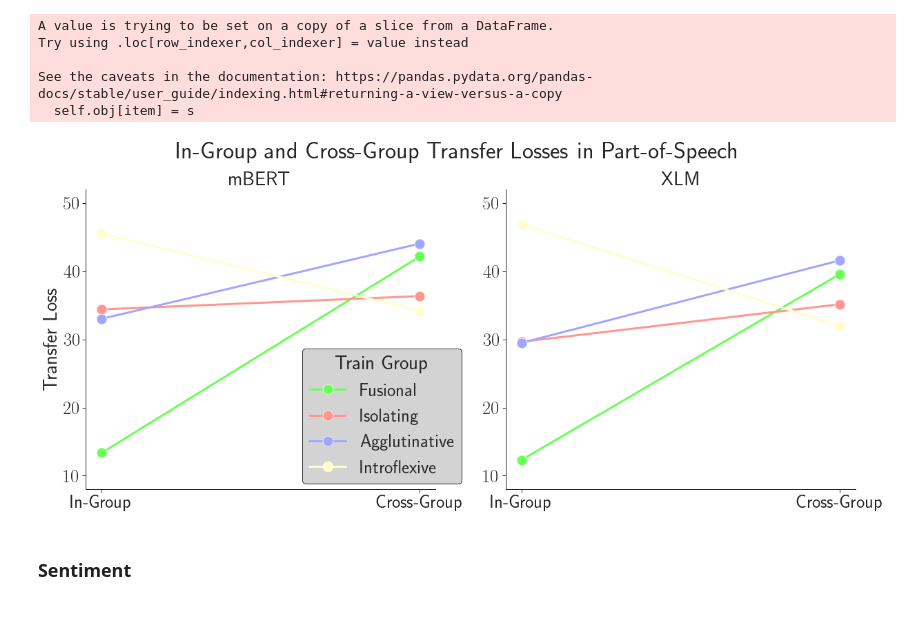
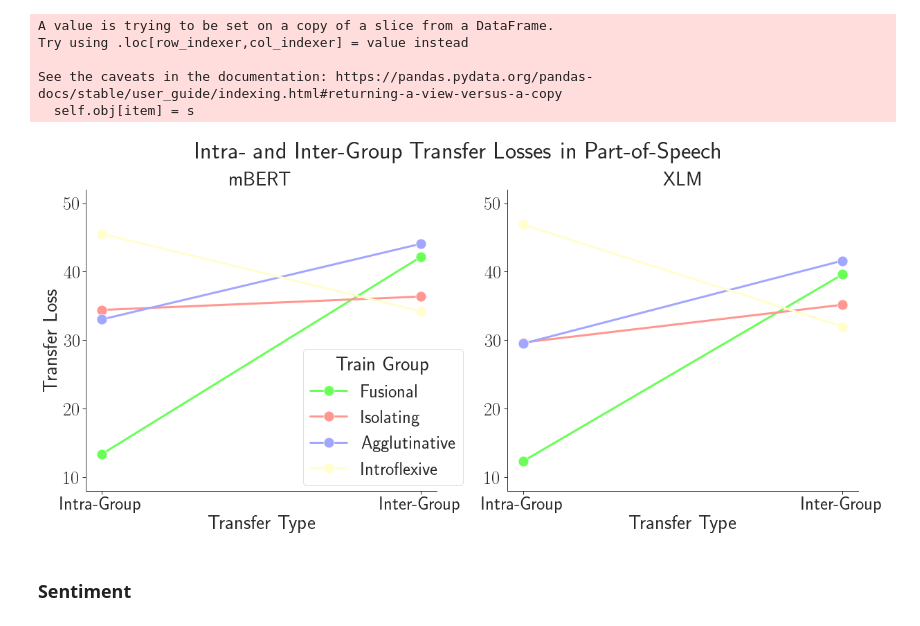
Before and after one commit to jerbarnes/typology_of_crosslingual, a Jupyter notebook: analysis/plotting/acl/Transfer_plots.ipynb, the cells around one changed output. Cells and saved outputs as stored; diff of their text form; code cells hidden in the pictures.

Commit message:
Analysis and results plots

```diff
--- a/analysis/plotting/acl/Transfer_plots.ipynb
+++ b/analysis/plotting/acl/Transfer_plots.ipynb
@@ -57,13 +59,12 @@ def transfer_plot(title, save_to, ylim_mbert, ylim_xlm):
     ax[0].set_title("mBERT")
     ax[0].set_ylim(ylim_mbert)
     ax[0].set_ylabel("Transfer Loss")
-    ax[0].set_xlabel("")
-    ax[0].legend(colors.keys(), title="Train Group", facecolor="lightgrey",
-                   framealpha=1, edgecolor="black", bbox_to_anchor=(1.1, 0.5))
+    ax[0].set_xlabel("Transfer Type")
+    ax[0].legend(colors.keys(), title="Train Group", bbox_to_anchor=(1.1, 0.5))
     ax[1].set_title("XLM")
     ax[1].set_ylim(ylim_xlm)
     ax[1].set_ylabel("")
-    ax[1].set_xlabel("")
+    ax[1].set_xlabel("Transfer Type")
 
     fig.suptitle(title, y=1)
 
@@ -97,12 +98,12 @@ Try using .loc[row_indexer,col_indexer] = value instead
 See the caveats in the documentation: https://pandas.pydata.org/pandas-docs/stable/user_guide/indexing.html#returning-a-view-versus-a-copy
   self.obj[item] = s
 # %%
-title = "In-Group and Cross-Group Transfer Losses in Part-of-Speech"
+title = "Intra- and Inter-Group Transfer Losses in Part-of-Speech"
 save_to = params["results_dir"] + "acl/plots/transfer_plot_pos.pdf"
 
 transfer_plot(title, save_to, ylim_mbert=(8, 52), ylim_xlm=(8, 52))
 # %% [output]
-[figure, old version]
+[figure, new version]
 # %% [markdown]
 ### Sentiment
 # %%
```
Also changed, not shown: parts of 3 cells of this notebook, 6 other files.
